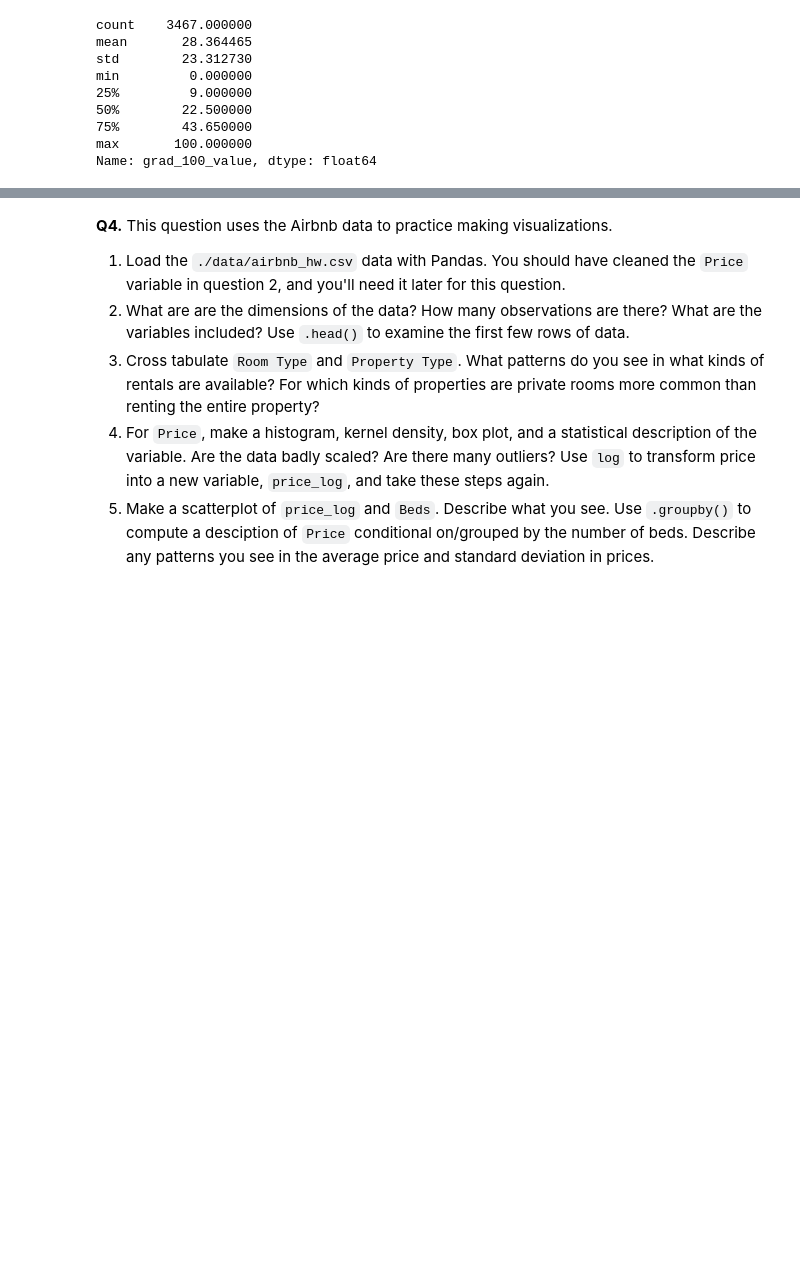
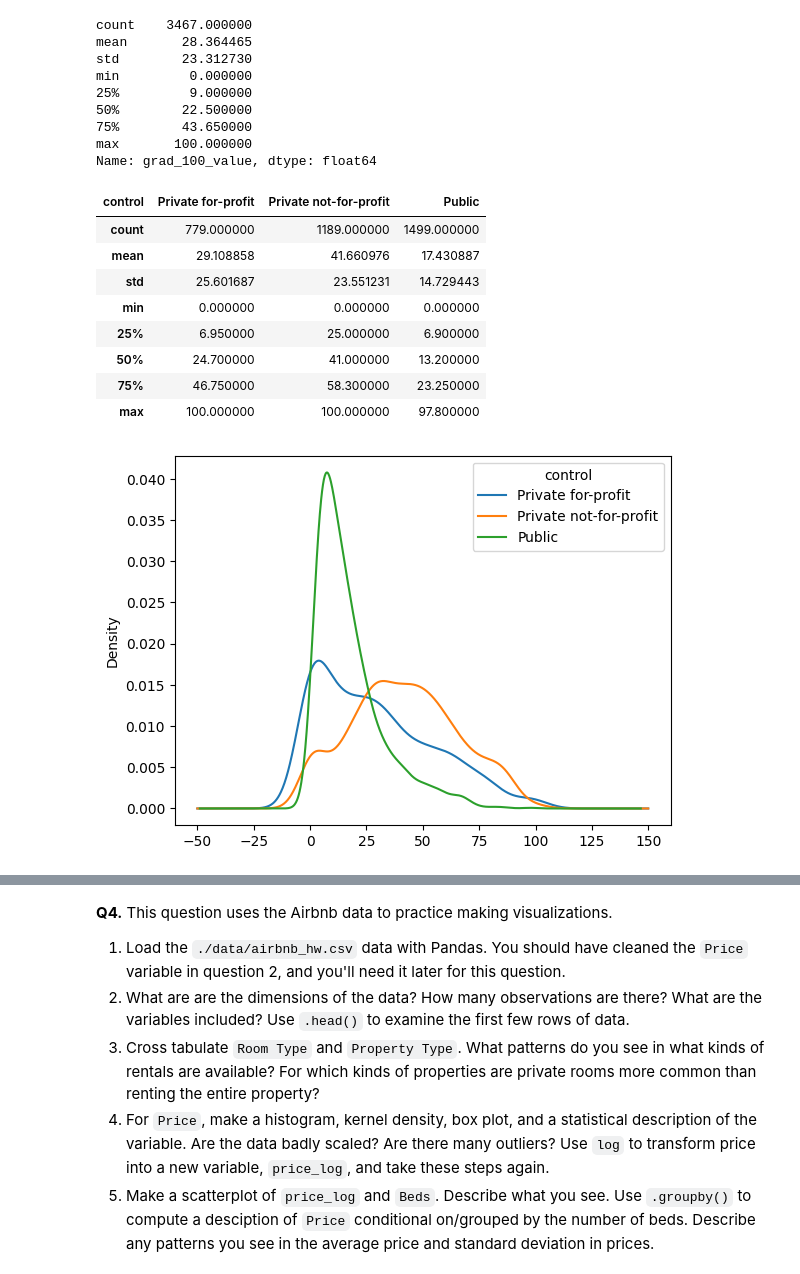
Before and after one commit to chrryyy/assignment2, a Jupyter notebook: assignment2.ipynb, the cells around one changed output, grey strips where cells are left out. Cells and saved outputs as stored; diff of their text form; code cells hidden in the pictures; blank space fills up the shorter version.

Commit message:
Q3 part 5, part 6 in progress

```diff
--- a/assignment2.ipynb
+++ b/assignment2.ipynb
@@ -247,3 +247,24 @@ min         0.000000
 75%        43.650000
 max       100.000000
 Name: grad_100_value, dtype: float64
+# %%
+# Part 5 - Grouped by control
+college_control = college.pivot(columns = "control", values = "grad_100_value")
+college_control.plot.density()
+college_control.describe()
+
+# From the plot, we see that there is a peak and most of the density under the bell curve for public institutions are between 0 and 25 on the x-axis, indicating that most of the time
+# at public institutions that the percentage of undegraduates who graduated on time were between 0-25%. On the other hand, the density beyond 25 on the x-axis is greater when looking at
+# the private institutions. Between the two kinds of private institutions, there is a larger density under the private not-for-profit institutions when looking at higher values on the x-axis.
+# Therefore, it appears that private not-for-profit institutions have the best graduation rates among these controls.
+# %% [output]
+| control | Private for-profit | Private not-for-profit | Public |
+| count | 779.000000 | 1189.000000 | 1499.000000 |
+| mean | 29.108858 | 41.660976 | 17.430887 |
+| std | 25.601687 | 23.551231 | 14.729443 |
+| min | 0.000000 | 0.000000 | 0.000000 |
+| 25% | 6.950000 | 25.000000 | 6.900000 |
+| 50% | 24.700000 | 41.000000 | 13.200000 |
+| 75% | 46.750000 | 58.300000 | 23.250000 |
+| max | 100.000000 | 100.000000 | 97.800000 |
+[figure, added]
```
Also changed, not shown: parts of 2 cells of this notebook.
